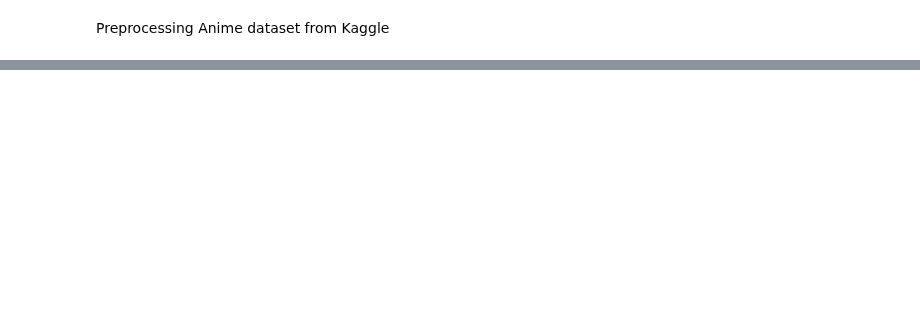
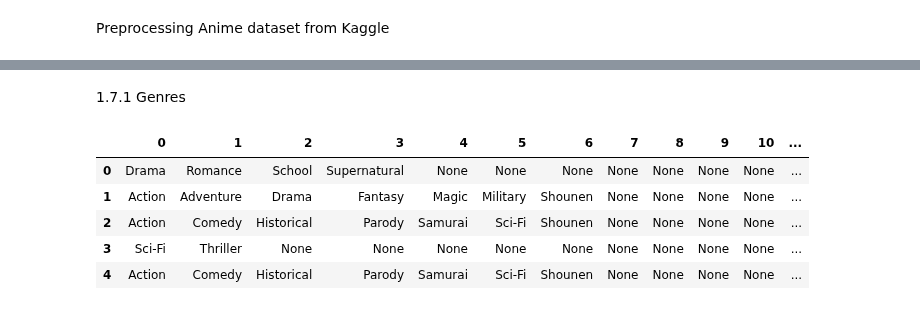
Before and after one commit to Haaris-Syed/AnimeRecommender, a Jupyter notebook: AnimeDataset-Preprocessing.ipynb, the cells around one changed output, grey strips where cells are left out. Saved outputs shown, nothing was run; the diff lists cells and outputs as text; code cells hidden in the pictures; blank space fills up the shorter version.

Commit message:
majority of data preprocessing/cleaning completed

```diff
--- a/AnimeDataset-Preprocessing.ipynb
+++ b/AnimeDataset-Preprocessing.ipynb
@@ -30,0 +15,20 @@ print(len(user_ratings_df))
+# %%
+# remove unwanted features (columns) from the dataset
+anime_df = pd.read_csv("anime.csv")
+anime_df.drop(columns=["members"], axis = 1, inplace = True)
+
+#removing unwanted characters from the anime name strings
+def text_cleaning(text):
+    text = re.sub(r'&quot;', '', text)
+    text  = "".join([char for char in text if char not in string.punctuation])
+    text = re.sub(r'.hack//', '', text)
+    text = re.sub(r'&#039;', '', text)
+    text = re.sub(r'A&#039;s', '', text)
+    text = re.sub(r'I&#039;', 'I\'', text)
+    text = re.sub(r'&amp;', 'and', text)
+    text = re.sub(r'Â°', '',text)
+
+    return text
+
+anime_df['name'] = anime_df['name'].apply(text_cleaning)
+anime_df.head(10)
@@ -30,0 +47,2 @@ print(len(user_ratings_df))
+# %%
+anime_df.episodes.replace({'Unknown':np.nan},inplace=True)
@@ -30,0 +110,6 @@ print(len(user_ratings_df))
+# %%
+# remove all null values from both dataframes
+anime_rating.dropna(inplace=True)
+anime_df.dropna(inplace=True)
+
+anime_rating.isnull().sum()
@@ -30,0 +190,12 @@ print(len(user_ratings_df))
+# %% [markdown]
+1.7.1 Genres
+# %%
+genres = anime_df['genre'].str.split(',', expand=True)
+genres.head()
+# %% [output]
+|  | 0 | 1 | 2 | 3 | 4 | 5 | 6 | 7 | 8 | 9 | 10 | ... |
+| 0 | Drama | Romance | School | Supernatural | None | None | None | None | None | None | None | ... |
+| 1 | Action | Adventure | Drama | Fantasy | Magic | Military | Shounen | None | None | None | None | ... |
+| 2 | Action | Comedy | Historical | Parody | Samurai | Sci-Fi | Shounen | None | None | None | None | ... |
+| 3 | Sci-Fi | Thriller | None | None | None | None | None | None | None | None | None | ... |
+| 4 | Action | Comedy | Historical | Parody | Samurai | Sci-Fi | Shounen | None | None | None | None | ... |
```
Also changed, not shown: parts of 29 cells of this notebook.
